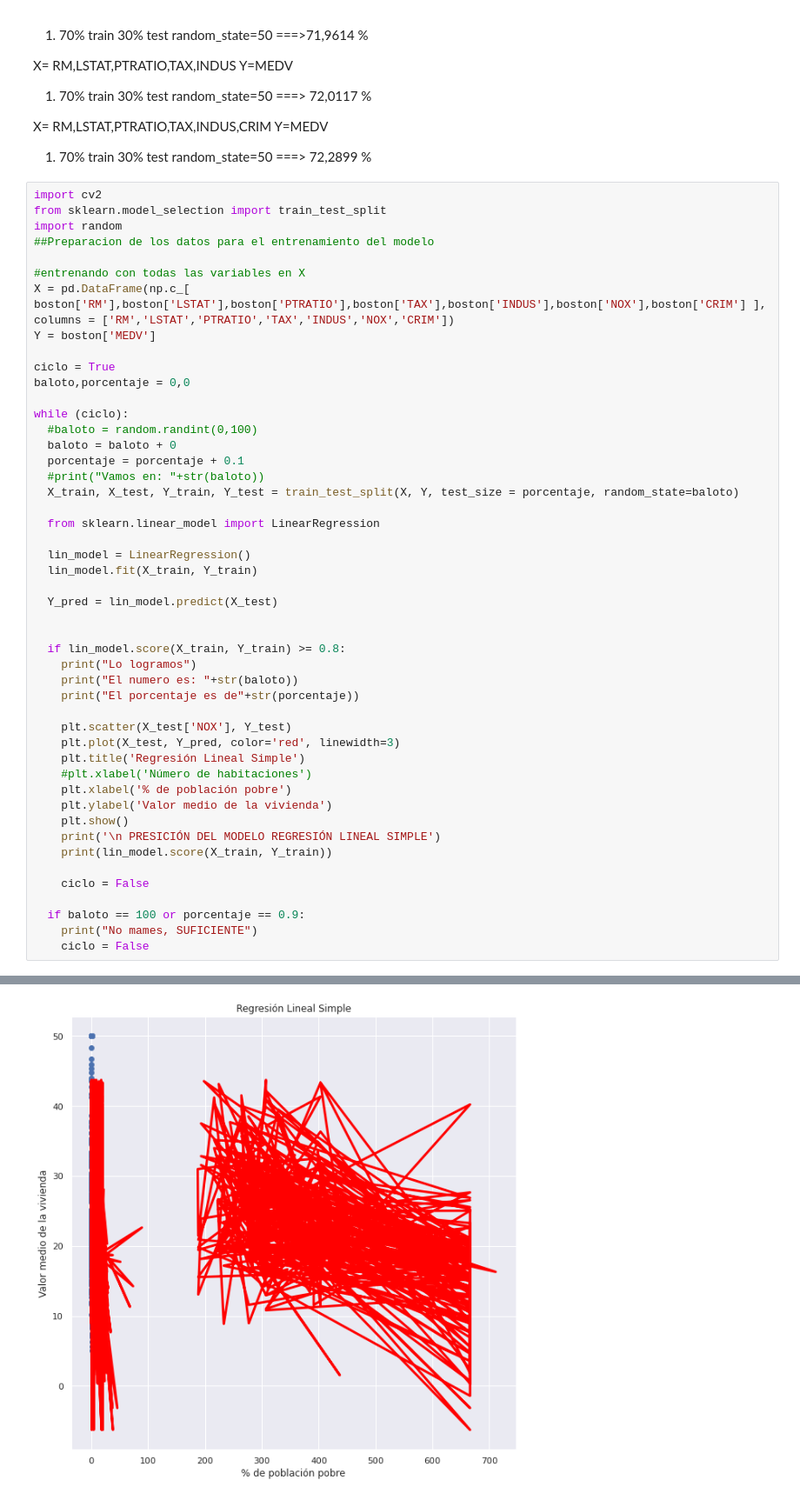
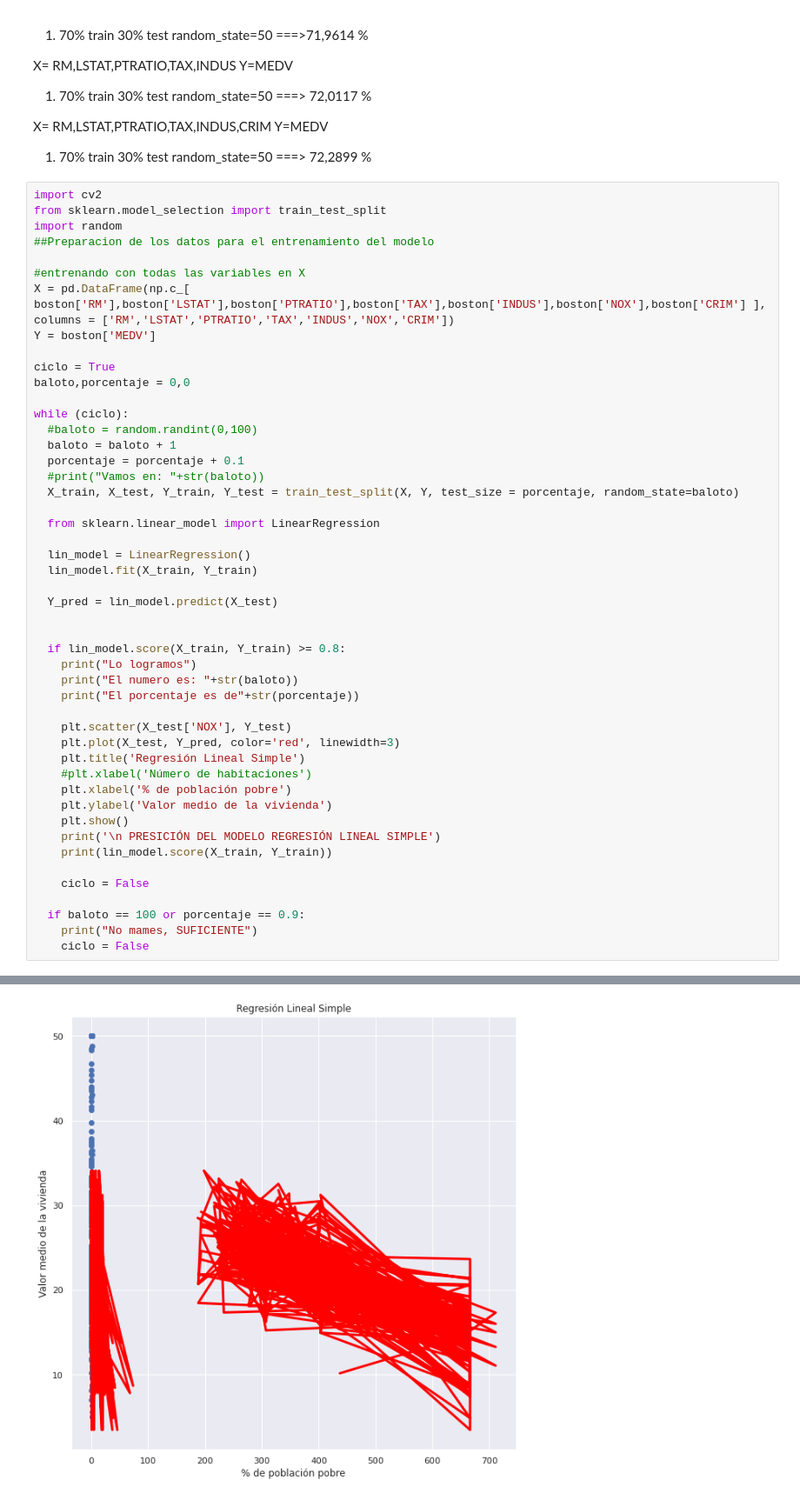
Before and after one commit to OnRuiso/Deep-Learning-, a Jupyter notebook: Codigos/P1T5-Skalearn - LoadBoston_intento_cacharreo_de_IA.ipynb, the cells around one changed output, grey strips where cells are left out. Shown at 87% size. Saved outputs shown, nothing was run; the diff lists cells and outputs as text.

```diff
--- a/Codigos/P1T5-Skalearn - LoadBoston_intento_cacharreo_de_IA.ipynb
+++ b/Codigos/P1T5-Skalearn - LoadBoston_intento_cacharreo_de_IA.ipynb
@@ -419,7 +419,7 @@ baloto,porcentaje = 0,0
 
 while (ciclo):
   #baloto = random.randint(0,100)
-  baloto = baloto + 0
+  baloto = baloto + 1
   porcentaje = porcentaje + 0.1
   #print("Vamos en: "+str(baloto))
   X_train, X_test, Y_train, Y_test = train_test_split(X, Y, test_size = porcentaje, random_state=baloto)
@@ -459,2 +459,2 @@ El porcentaje es de0.7999999999999999
-[figure, old version]
+[figure, new version]
  PRESICIÓN DEL MODELO REGRESIÓN LINEAL SIMPLE
```
Also changed, not shown: parts of 2 cells of this notebook.
